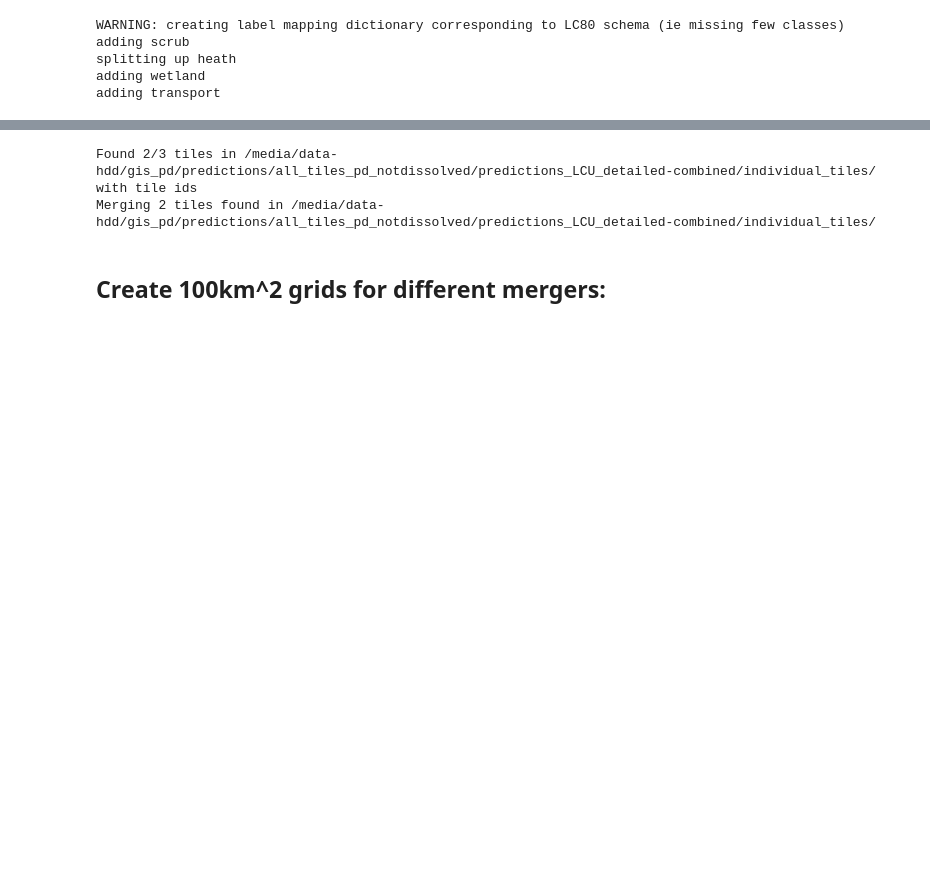
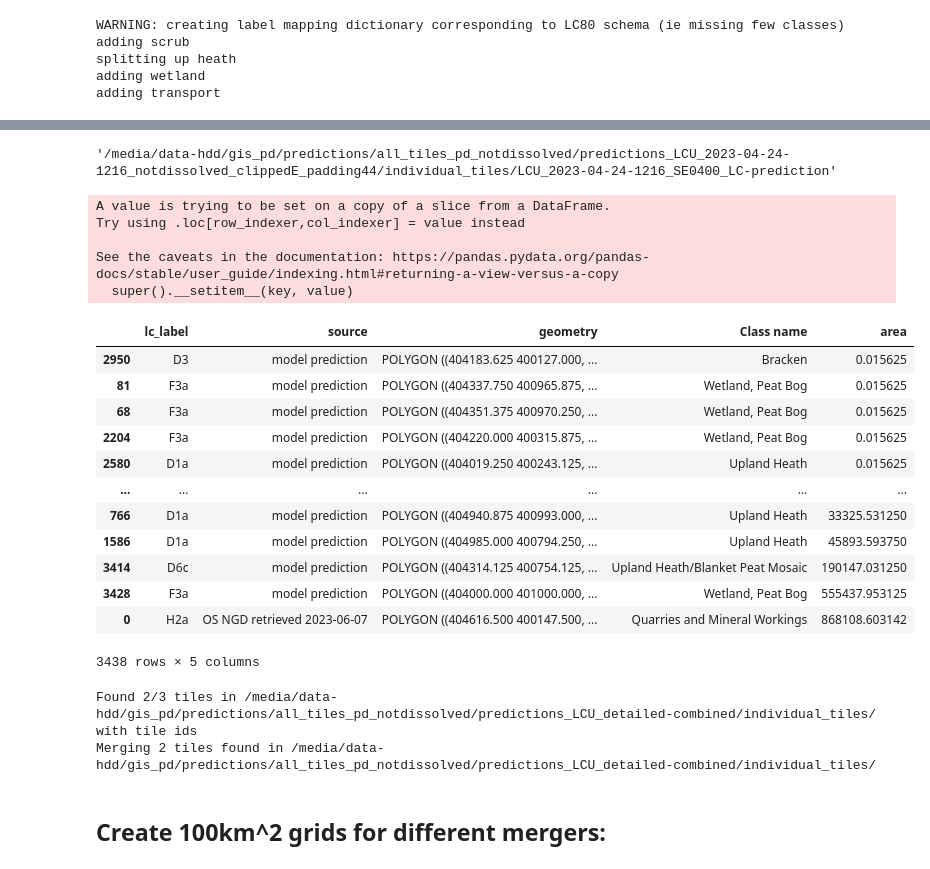
Before and after one commit to pdnpa/cnn-land-cover, a Jupyter notebook: notebooks/Create grids for merger.ipynb, the cells around one changed output, grey strips where cells are left out. Cells and saved outputs as stored; diff of their text form; code cells hidden in the pictures; blank space fills up the shorter version.

Commit message:
re-predicting tiles prev quarries

```diff
--- a/notebooks/Create grids for merger.ipynb
+++ b/notebooks/Create grids for merger.ipynb
@@ -83,10 +83,10 @@ Difference with main is that:
 # %%
 tile_outlines_tight = lca.load_pols('../content/landscape_character_grid/Landscape_Character_Grid_tight.shp')
 # n_expected_tiles = 1617
-tile_outlines_tight = tile_outlines_tight[tile_outlines_tight['PLAN_NO'].isin(['SJ9661', 'SJ9762'])]
-n_expected_tiles = 2
+# tile_outlines_tight = tile_outlines_tight[tile_outlines_tight['PLAN_NO'].isin(['SJ9661', 'SJ9762'])]
+n_expected_tiles = 1617
 
-assert len(tile_outlines_tight) == n_expected_tiles
+assert len(tile_outlines_tight) == n_expected_tiles, f'len(tile_outlines_tight) = {len(tile_outlines_tight)}'
 col_sections = '100_grid'
 assert col_sections in tile_outlines_tight.columns
 arr_sections = tile_outlines_tight[col_sections].unique()
@@ -185,3 +179,33 @@ See the caveats in the documentation: https://pandas.pydata.org/pandas-docs/stab
+# %%
+# pols_dict['d'].plot()
+# tile
+curr_tile
+# %% [output]
+'/media/data-hdd/gis_pd/predictions/all_tiles_pd_notdissolved/predictions_LCU_2023-04-24-1216_notdissolved_clippedE_padding44/individual_tiles/LCU_2023-04-24-1216_SE0400_LC-prediction'
+# %%
+inds_sorted = np.argsort(pols_merged['geometry'].area)
+pols_merged['area'] = pols_merged['geometry'].area
+pols_merged = pols_merged.iloc[inds_sorted]
+pols_merged
+# %% [output]
+A value is trying to be set on a copy of a slice from a DataFrame.
+Try using .loc[row_indexer,col_indexer] = value instead
+
+See the caveats in the documentation: https://pandas.pydata.org/pandas-docs/stable/user_guide/indexing.html#returning-a-view-versus-a-copy
+  super().__setitem__(key, value)
+|  | lc_label | source | geometry | Class name | area |
+| 2950 | D3 | model prediction | POLYGON ((404183.625 400127.000, ... | Bracken | 0.015625 |
+| 81 | F3a | model prediction | POLYGON ((404337.750 400965.875, ... | Wetland, Peat Bog | 0.015625 |
+| 68 | F3a | model prediction | POLYGON ((404351.375 400970.250, ... | Wetland, Peat Bog | 0.015625 |
+| 2204 | F3a | model prediction | POLYGON ((404220.000 400315.875, ... | Wetland, Peat Bog | 0.015625 |
+| 2580 | D1a | model prediction | POLYGON ((404019.250 400243.125, ... | Upland Heath | 0.015625 |
+| ... | ... | ... | ... | ... | ... |
+| 766 | D1a | model prediction | POLYGON ((404940.875 400993.000, ... | Upland Heath | 33325.531250 |
+| 1586 | D1a | model prediction | POLYGON ((404985.000 400794.250, ... | Upland Heath | 45893.593750 |
+| 3414 | D6c | model prediction | POLYGON ((404314.125 400754.125, ... | Upland Heath/Blanket Peat Mosaic | 190147.031250 |
+| 3428 | F3a | model prediction | POLYGON ((404000.000 401000.000, ... | Wetland, Peat Bog | 555437.953125 |
+| 0 | H2a | OS NGD retrieved 2023-06-07 | POLYGON ((404616.500 400147.500, ... | Quarries and Mineral Workings | 868108.603142 |
+3438 rows × 5 columns
 # %%
 ## Step 2: merge all tiles into one file per section:
 path_folder_complete_tiles = '/media/data-hdd/gis_pd/predictions/all_tiles_pd_notdissolved/predictions_LCU_detailed-combined/individual_tiles/'
```
Also changed, not shown: parts of 3 cells of this notebook, 6 other files.
